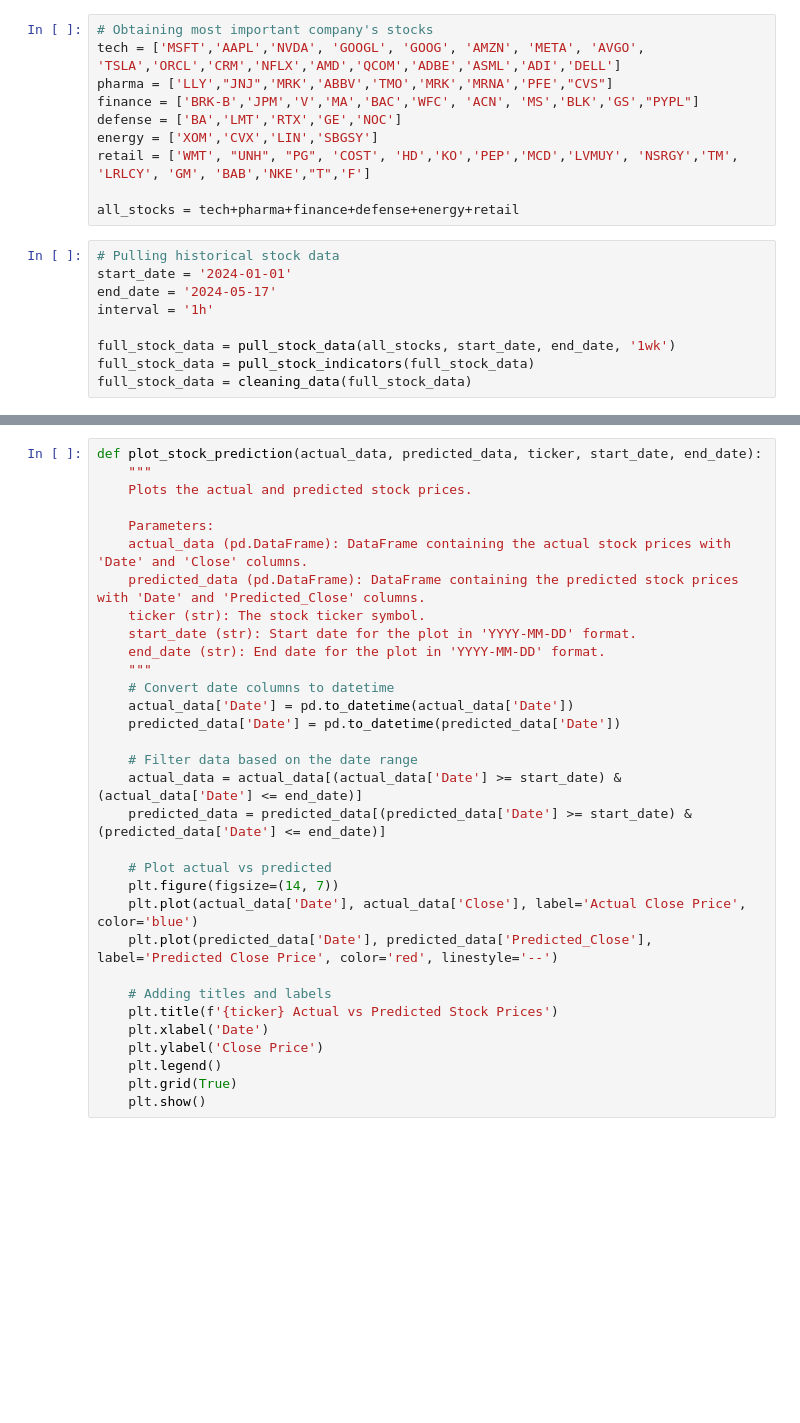
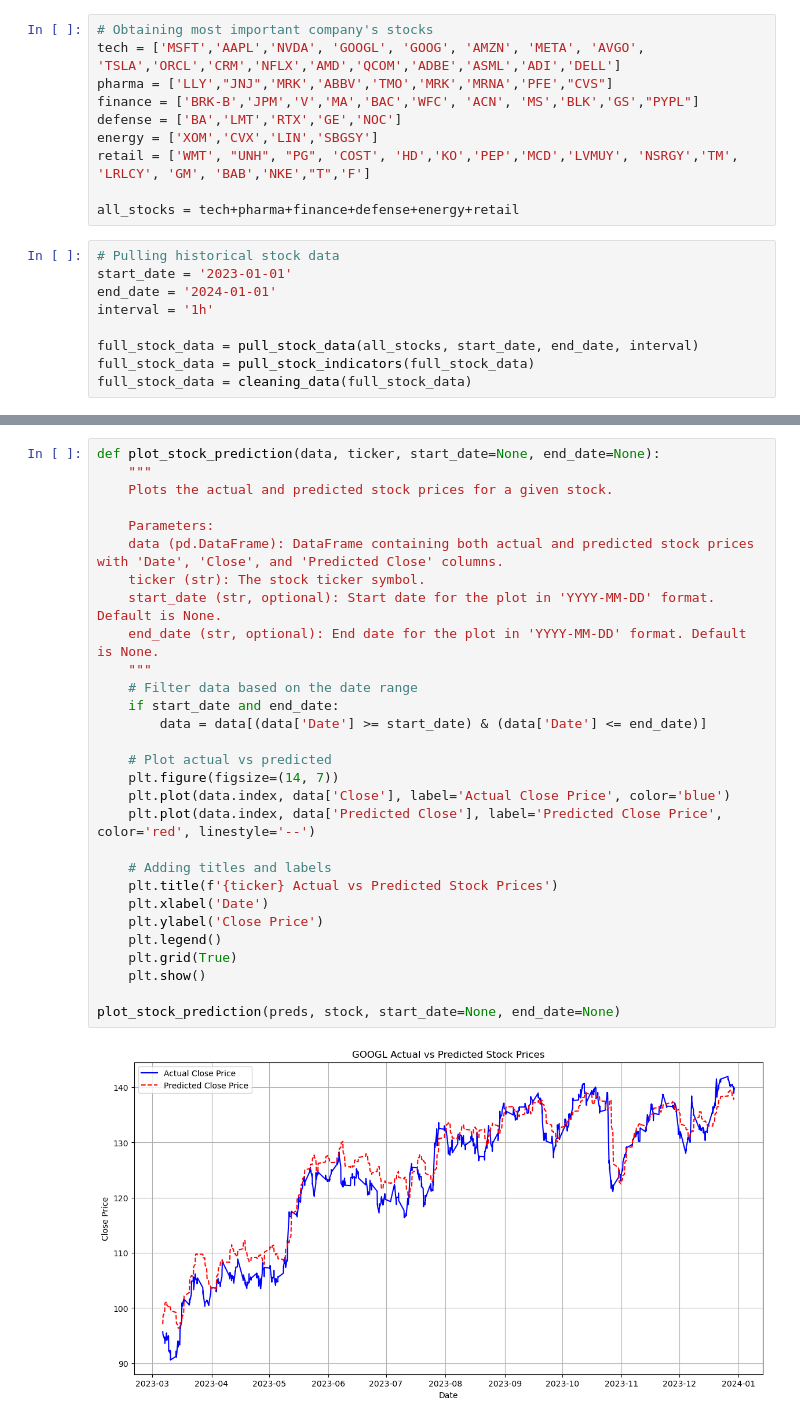
Before and after one commit to JaMoTh-AI/Deep-Portfolio-Optimization, a Jupyter notebook: plotter.ipynb, the cells around one changed output, grey strips where cells are left out. Cells and saved outputs as stored; diff of their text form; blank space fills up the shorter version.

Commit message:
Cleaning up + adding plots

```diff
--- a/plotter.ipynb
+++ b/plotter.ipynb
@@ -158,10 +161,10 @@ retail = ['WMT', "UNH", "PG", 'COST', 'HD','KO','PEP','MCD','LVMUY', 'NSRGY','TM
 all_stocks = tech+pharma+finance+defense+energy+retail
 # %%
 # Pulling historical stock data
-start_date = '2024-01-01'
-end_date = '2024-05-17'
+start_date = '2023-01-01'
+end_date = '2024-01-01'
 interval = '1h'
 
-full_stock_data = pull_stock_data(all_stocks, start_date, end_date, '1wk')
+full_stock_data = pull_stock_data(all_stocks, start_date, end_date, interval)
 full_stock_data = pull_stock_indicators(full_stock_data)
 full_stock_data = cleaning_data(full_stock_data)
@@ -168,32 +254,31 @@ full_stock_data = cleaning_data(full_stock_data)
 # %%
-def plot_stock_prediction(actual_data, predicted_data, ticker, start_date, end_date):
+def plot_stock_prediction(data, ticker, start_date=None, end_date=None):
     """
-    Plots the actual and predicted stock prices.
+    Plots the actual and predicted stock prices for a given stock.
 
     Parameters:
-    actual_data (pd.DataFrame): DataFrame containing the actual stock prices with 'Date' and 'Close' columns.
-    predicted_data (pd.DataFrame): DataFrame containing the predicted stock prices with 'Date' and 'Predicted_Close' columns.
+    data (pd.DataFrame): DataFrame containing both actual and predicted stock prices with 'Date', 'Close', and 'Predicted Close' columns.
     ticker (str): The stock ticker symbol.
-    start_date (str): Start date for the plot in 'YYYY-MM-DD' format.
-    end_date (str): End date for the plot in 'YYYY-MM-DD' format.
+    start_date (str, optional): Start date for the plot in 'YYYY-MM-DD' format. Default is None.
+    end_date (str, optional): End date for the plot in 'YYYY-MM-DD' format. Default is None.
     """
-    # Convert date columns to datetime
-    actual_data['Date'] = pd.to_datetime(actual_data['Date'])
-    predicted_data['Date'] = pd.to_datetime(predicted_data['Date'])
-
     # Filter data based on the date range
-    actual_data = actual_data[(actual_data['Date'] >= start_date) & (actual_data['Date'] <= end_date)]
-    predicted_data = predicted_data[(predicted_data['Date'] >= start_date) & (predicted_data['Date'] <= end_date)]
+    if start_date and end_date:
+        data = data[(data['Date'] >= start_date) & (data['Date'] <= end_date)]
 
     # Plot actual vs predicted
     plt.figure(figsize=(14, 7))
-    plt.plot(actual_data['Date'], actual_data['Close'], label='Actual Close Price', color='blue')
-    plt.plot(predicted_data['Date'], predicted_data['Predicted_Close'], label='Predicted Close Price', color='red', linestyle='--')
+    plt.plot(data.index, data['Close'], label='Actual Close Price', color='blue')
+    plt.plot(data.index, data['Predicted Close'], label='Predicted Close Price', color='red', linestyle='--')
 
     # Adding titles and labels
     plt.title(f'{ticker} Actual vs Predicted Stock Prices')
     plt.xlabel('Date')
     plt.ylabel('Close Price')
     plt.legend()
     plt.grid(True)
     plt.show()
+
+plot_stock_prediction(preds, stock, start_date=None, end_date=None)
+# %% [output]
+[figure, added]
```
Also changed, not shown: parts of 6 cells of this notebook, 1 other file.
